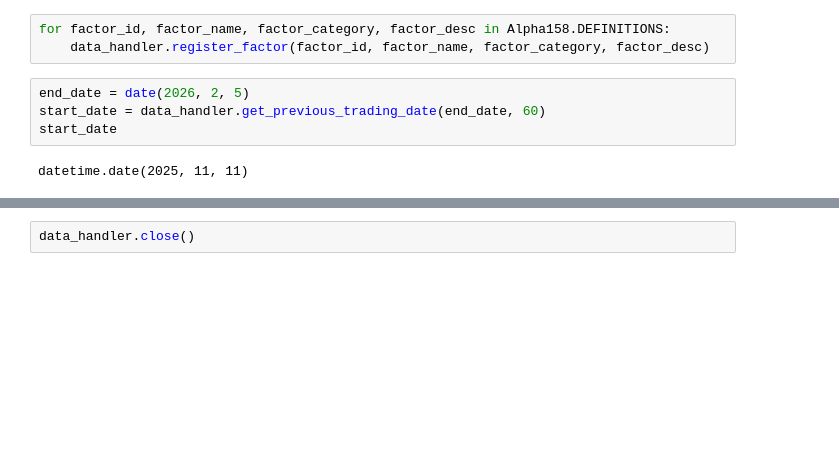
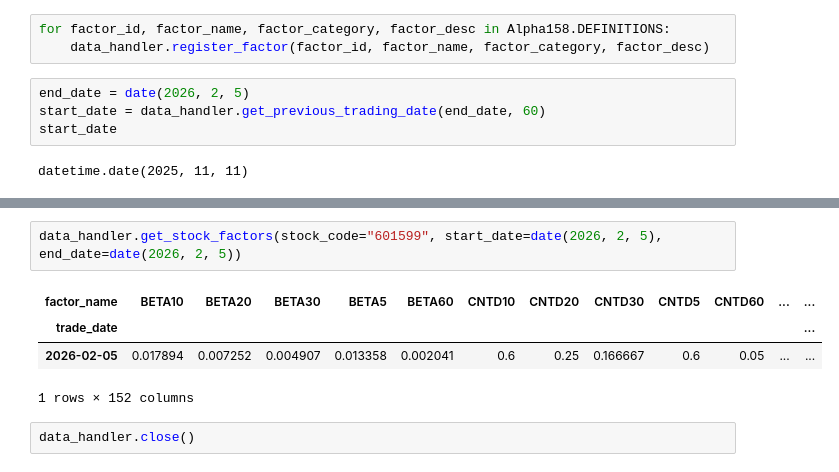
Before and after one commit to lantel-wm/stocka, a Jupyter notebook: notebook/update_factor.ipynb, the cells around one changed output, grey strips where cells are left out. Cells and saved outputs as stored; diff of their text form; blank space fills up the shorter version.

```diff
--- a/notebook/update_factor.ipynb
+++ b/notebook/update_factor.ipynb
@@ -61,2 +111,9 @@ data_handler.save_factors(factor_df[factor_names], "2026-02-05")
+# %%
+data_handler.get_stock_factors(stock_code="601599", start_date=date(2026, 2, 5), end_date=date(2026, 2, 5))
+# %% [output]
+| factor_name | BETA10 | BETA20 | BETA30 | BETA5 | BETA60 | CNTD10 | CNTD20 | CNTD30 | CNTD5 | CNTD60 | ... | ... |
+| trade_date |  |  |  |  |  |  |  |  |  |  |  | ... |
+| 2026-02-05 | 0.017894 | 0.007252 | 0.004907 | 0.013358 | 0.002041 | 0.6 | 0.25 | 0.166667 | 0.6 | 0.05 | ... | ... |
+1 rows × 152 columns
 # %%
 data_handler.close()
```
Also changed, not shown: parts of 7 cells of this notebook, 5 other files.
